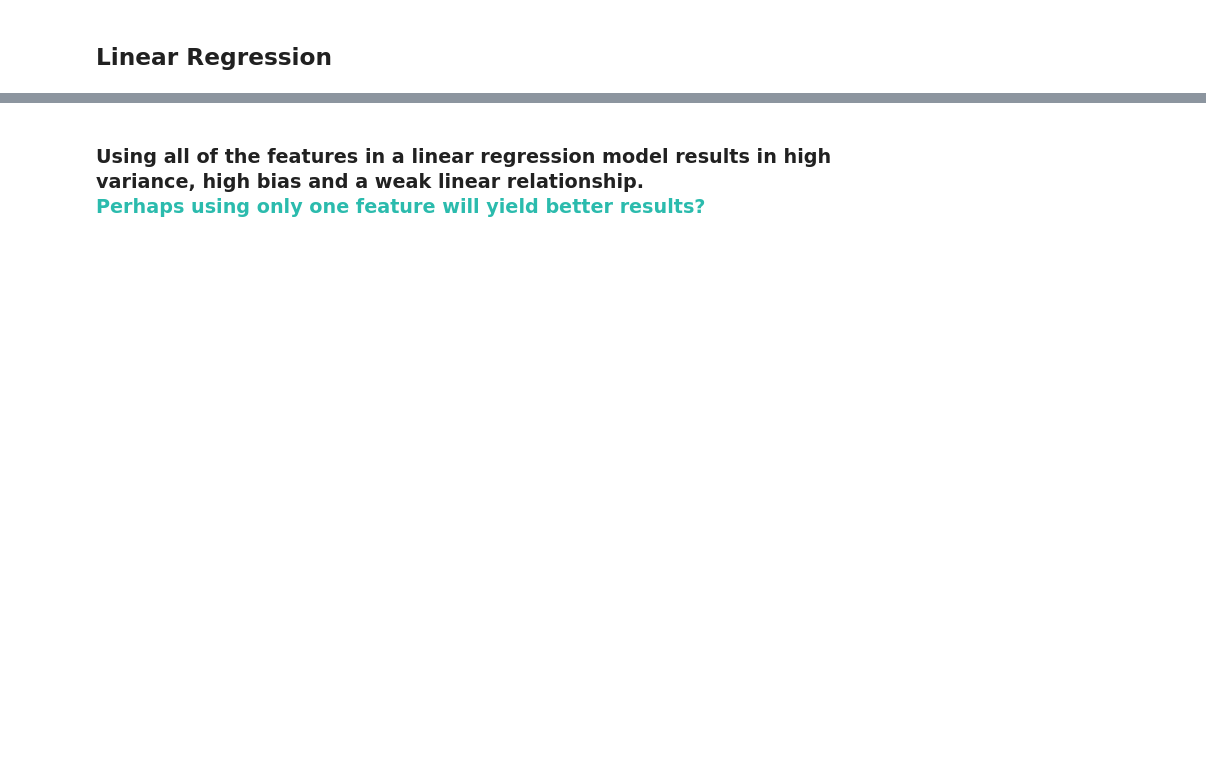
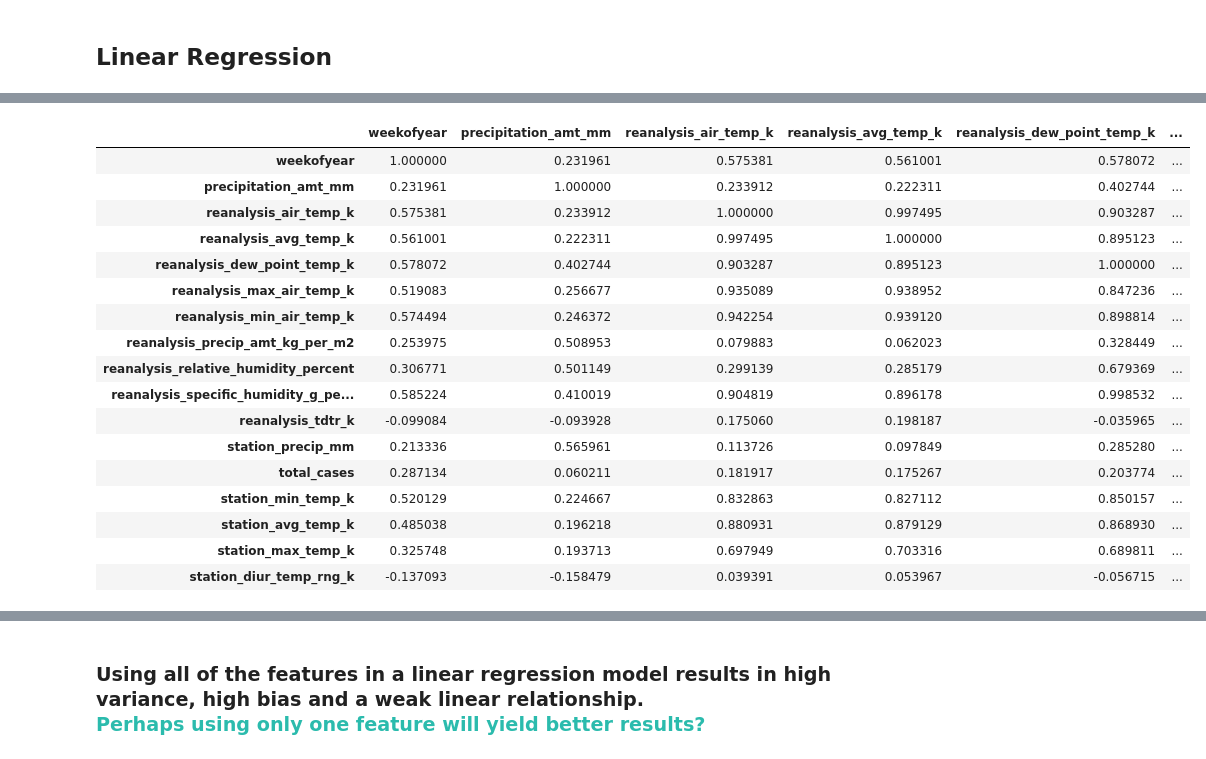
Before and after one commit to askiefer/dengue_fever_la, a Jupyter notebook: notebooks/Linear Regression.ipynb, the cells around one changed output, grey strips where cells are left out. Saved outputs shown, nothing was run; the diff lists cells and outputs as text; code cells hidden in the pictures; blank space fills up the shorter version.

```diff
--- a/notebooks/Linear Regression.ipynb
+++ b/notebooks/Linear Regression.ipynb
@@ -163,0 +96,2 @@ Create training data and test data (test size will use 40% of the data, random s
+# %%
+sj.drop(sj.columns[[4, 5, 6, 7]], axis=1, inplace=True)
@@ -163,0 +126,2 @@ Create training data and test data (test size will use 40% of the data, random s
+# %%
+sj.drop(sj.columns[[0, 1, 3]], axis=1, inplace=True)
@@ -163,0 +140,21 @@ Create training data and test data (test size will use 40% of the data, random s
+# %%
+sj.corr()
+# %% [output]
+|  | weekofyear | precipitation_amt_mm | reanalysis_air_temp_k | reanalysis_avg_temp_k | reanalysis_dew_point_temp_k | ... |
+| weekofyear | 1.000000 | 0.231961 | 0.575381 | 0.561001 | 0.578072 | ... |
+| precipitation_amt_mm | 0.231961 | 1.000000 | 0.233912 | 0.222311 | 0.402744 | ... |
+| reanalysis_air_temp_k | 0.575381 | 0.233912 | 1.000000 | 0.997495 | 0.903287 | ... |
+| reanalysis_avg_temp_k | 0.561001 | 0.222311 | 0.997495 | 1.000000 | 0.895123 | ... |
+| reanalysis_dew_point_temp_k | 0.578072 | 0.402744 | 0.903287 | 0.895123 | 1.000000 | ... |
+| reanalysis_max_air_temp_k | 0.519083 | 0.256677 | 0.935089 | 0.938952 | 0.847236 | ... |
+| reanalysis_min_air_temp_k | 0.574494 | 0.246372 | 0.942254 | 0.939120 | 0.898814 | ... |
+| reanalysis_precip_amt_kg_per_m2 | 0.253975 | 0.508953 | 0.079883 | 0.062023 | 0.328449 | ... |
+| reanalysis_relative_humidity_percent | 0.306771 | 0.501149 | 0.299139 | 0.285179 | 0.679369 | ... |
+| reanalysis_specific_humidity_g_pe... | 0.585224 | 0.410019 | 0.904819 | 0.896178 | 0.998532 | ... |
+| reanalysis_tdtr_k | -0.099084 | -0.093928 | 0.175060 | 0.198187 | -0.035965 | ... |
+| station_precip_mm | 0.213336 | 0.565961 | 0.113726 | 0.097849 | 0.285280 | ... |
+| total_cases | 0.287134 | 0.060211 | 0.181917 | 0.175267 | 0.203774 | ... |
+| station_min_temp_k | 0.520129 | 0.224667 | 0.832863 | 0.827112 | 0.850157 | ... |
+| station_avg_temp_k | 0.485038 | 0.196218 | 0.880931 | 0.879129 | 0.868930 | ... |
+| station_max_temp_k | 0.325748 | 0.193713 | 0.697949 | 0.703316 | 0.689811 | ... |
+| station_diur_temp_rng_k | -0.137093 | -0.158479 | 0.039391 | 0.053967 | -0.056715 | ... |
```
Also changed, not shown: parts of 124 cells of this notebook, 5 other files.
